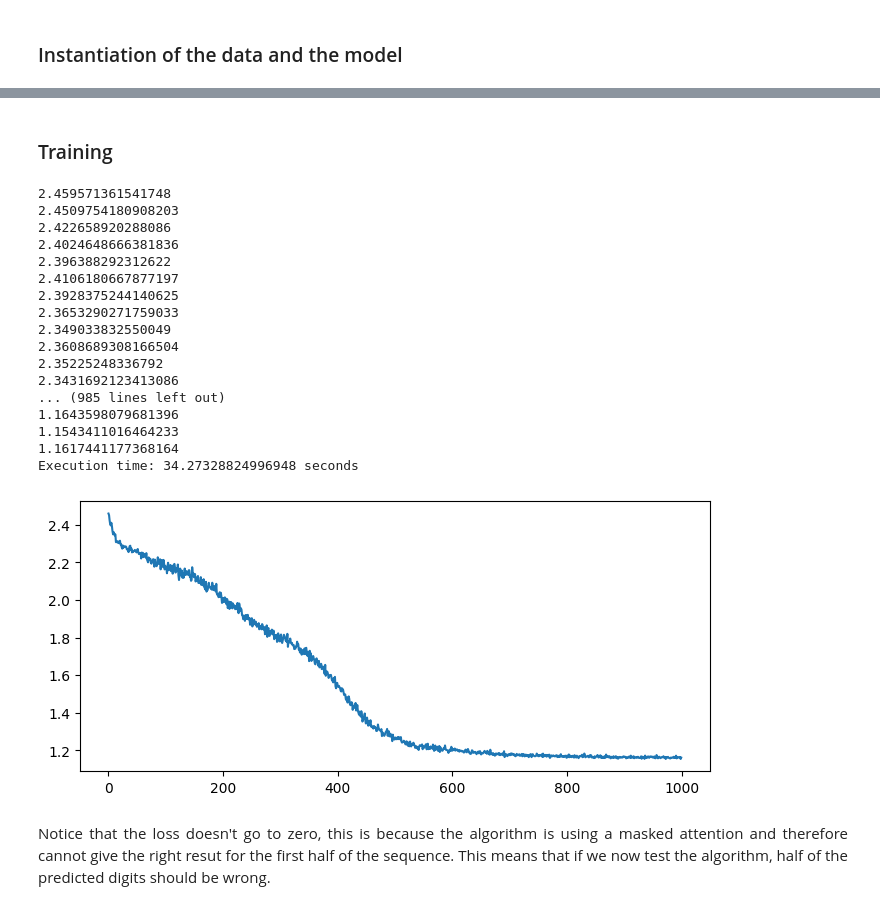
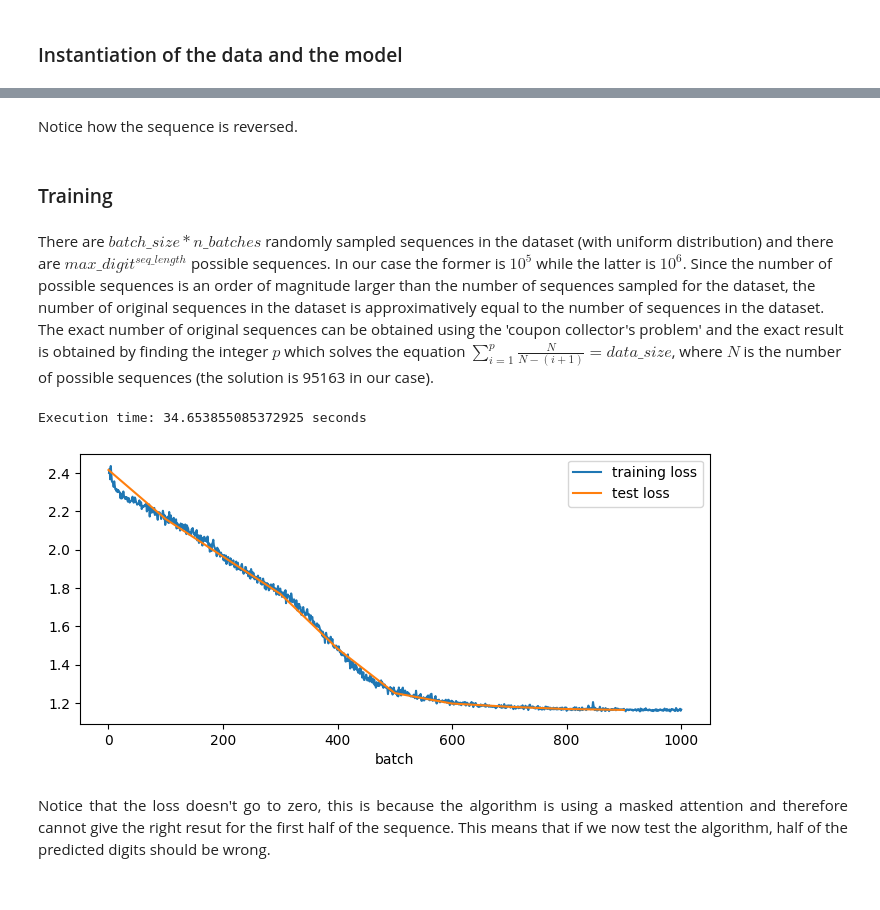
Before and after one commit to Charles-Marteau/Transformer, a Jupyter notebook: Transformer.ipynb, the cells around one changed output, grey strips where cells are left out. Drawn from its saved outputs; the diff is of its cells as text; code cells hidden in the pictures.

```diff
--- a/Transformer.ipynb
+++ b/Transformer.ipynb
@@ -122,23 +151,28 @@ class Transformer(torch.nn.Module):
 # %%
 # data set
 batch_size = 100
-n_batch = 1000
-max_seq_length = 6
+n_batches = 1000
+seq_length = 6
 max_digit = 10
-n_data = batch_size * n_batch
-dataloader = dataload(batch_size, n_batch, max_seq_length, max_digit)
+data_size = batch_size * n_batches
+test_size = 1000
+datas = dataload(batch_size, n_batches, seq_length, max_digit, test_size)
 
 # model hyper parameters
 N = 1000
 num_heads = 4
 d_model = 20
 n_blocks = 4
-vocab_size = dataloader.max_digit
+vocab_size = datas.max_digit
 dropout = 0.1
 
 # instantiation of the model
 Tr = Transformer(N, num_heads, d_model, n_blocks, vocab_size, dropout)
 criterion = torch.nn.CrossEntropyLoss()
 optimizer = torch.optim.Adam(Tr.parameters(), lr=6e-4)
-Tr.to(device).train()
+Tr.to(device).train();
+
+# Sample an input vs target
+X_sampled, y_sampled = data_sampler(datas, Tr)
+print(f'input  = {X_sampled},\noutput = {y_sampled}')
 # %% [output]
@@ -162,55 +181,52 @@ Transformer(
+# %% [markdown]
+Notice how the sequence is reversed.
 # %% [markdown]
 ### Training
+# %% [markdown]
+There are $batch\_size * n\_batches$ randomly sampled sequences in the dataset (with uniform distribution) and there are $max\_digit^{seq\_length}$ possible sequences. In our case the former is $10^5$ while the latter is $10^6$. Since the number of possible sequences is an order of magnitude larger than the number of sequences sampled for the dataset, the number of original sequences in the dataset is approximatively equal to the number of sequences in the dataset. The exact number of original sequences can be obtained using the 'coupon collector's problem' and the exact result is obtained by finding the integer $p$ which solves the equation $\sum_{i=1}^p \frac{N}{N - (i + 1)} = data\_size$, where $N$ is the number of possible sequences (the solution is 95163 in our case).
 # %%
 start_time = time.time()
 
 losses = []
+losses_test = []
 max_gradient_norm = 1.0 # For gradient clipping
-
-for data in dataloader:
+X_test, y_test = datas.test()
+batch = 0
+for data in datas:
     X = data[0].to(device)
-    Y = data[1].to(device)
+    y = data[1].to(device)
     # Forward
     optimizer.zero_grad()
     output = Tr(X) # output = torch.tensor(batch_size, seq_length, vocab_size)
     # We reshape output to (batch_size * seq_length, vocab_size) and target to (batch_size * seq_length)
     # The -1 means that pytorch finds the right dimension to ensure compatibility
-    loss = criterion(output.reshape(-1, output.size()[-1]), Y.reshape(-1))
+    loss = criterion(output.reshape(-1, output.size()[-1]), y.reshape(-1))
+    # Test
+    if batch % 100 == 0:
+        output_test = Tr(X_test)
+        test_loss = criterion(output_test.reshape(-1, output_test.size()[-1]), y_test.reshape(-1))
+        losses_test.append((batch, test_loss.item()))
     # Backward
     loss.backward()
     # Perform gradient clipping
     torch.nn.utils.clip_grad_norm_(Tr.parameters(), max_gradient_norm)
     # Update
     optimizer.step()
-    losses.append(loss.item())
-    print(loss.item())
+    batch += 1
+    losses.append((batch, loss.item()))
 
 fig = plt.figure(figsize=(7, 3))
 axes = fig.add_axes([0.1, 0.1, 0.9, 0.9])
-axes.plot(list(range(len(losses))), losses)
-
+axes.plot(*list(zip(*losses)), label='training loss')
+axes.plot(*list(zip(*losses_test)), label='test loss')
+axes.set_xlabel('batch')
+axes.legend(loc=0)
 end_time = time.time()
 execution_time = end_time - start_time
 print("Execution time:", execution_time, "seconds")
 # %% [output]
-2.459571361541748
-2.4509754180908203
-2.422658920288086
-2.4024648666381836
-2.396388292312622
-2.4106180667877197
-2.3928375244140625
-2.3653290271759033
-2.349033832550049
-2.3608689308166504
-2.35225248336792
-2.3431692123413086
-... (985 lines left out)
-1.1643598079681396
-1.1543411016464233
-1.1617441177368164
-Execution time: 34.27328824996948 seconds
+Execution time: 34.653855085372925 seconds
-[figure, old version]
+[figure, new version]
 # %% [markdown]
 <div style="text-align: justify">
 Notice that the loss doesn't go to zero, this is because the algorithm is using
```
Also changed, not shown: parts of 46 cells of this notebook, 1 other file.
